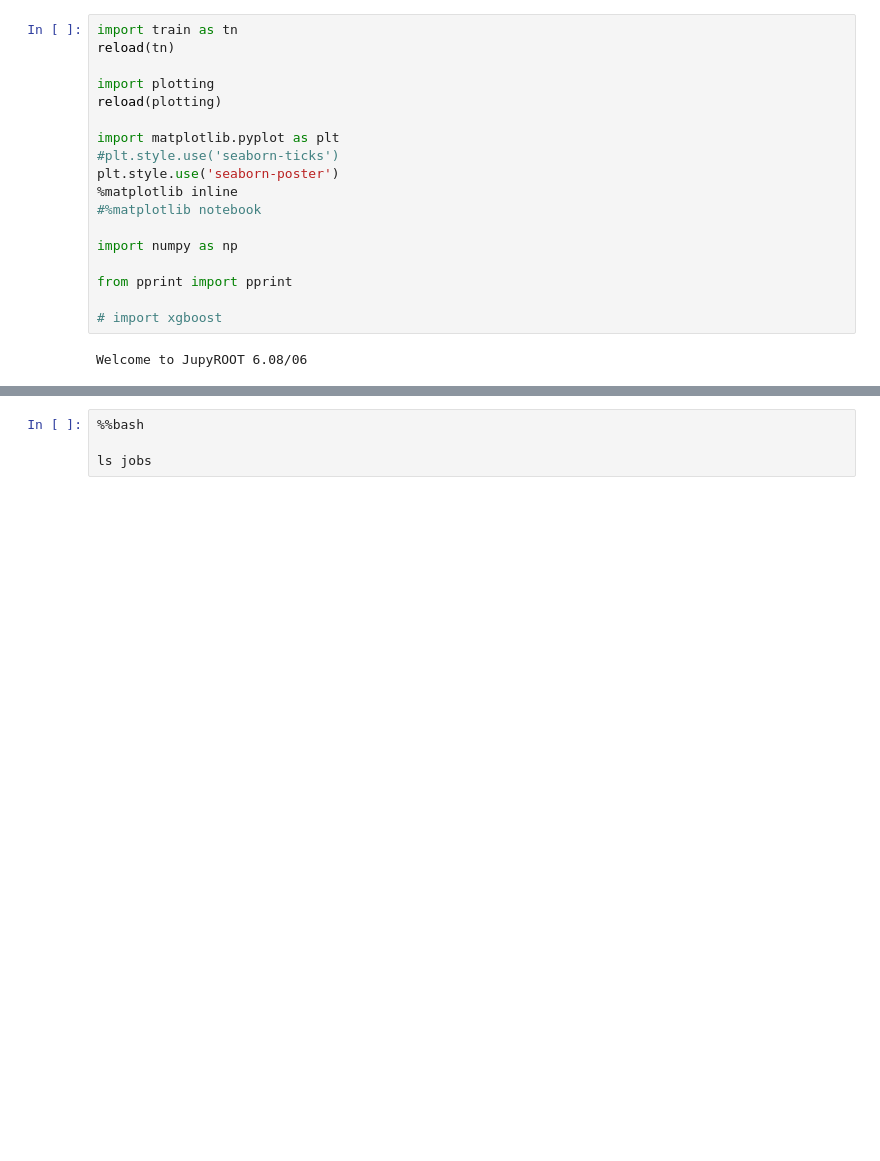
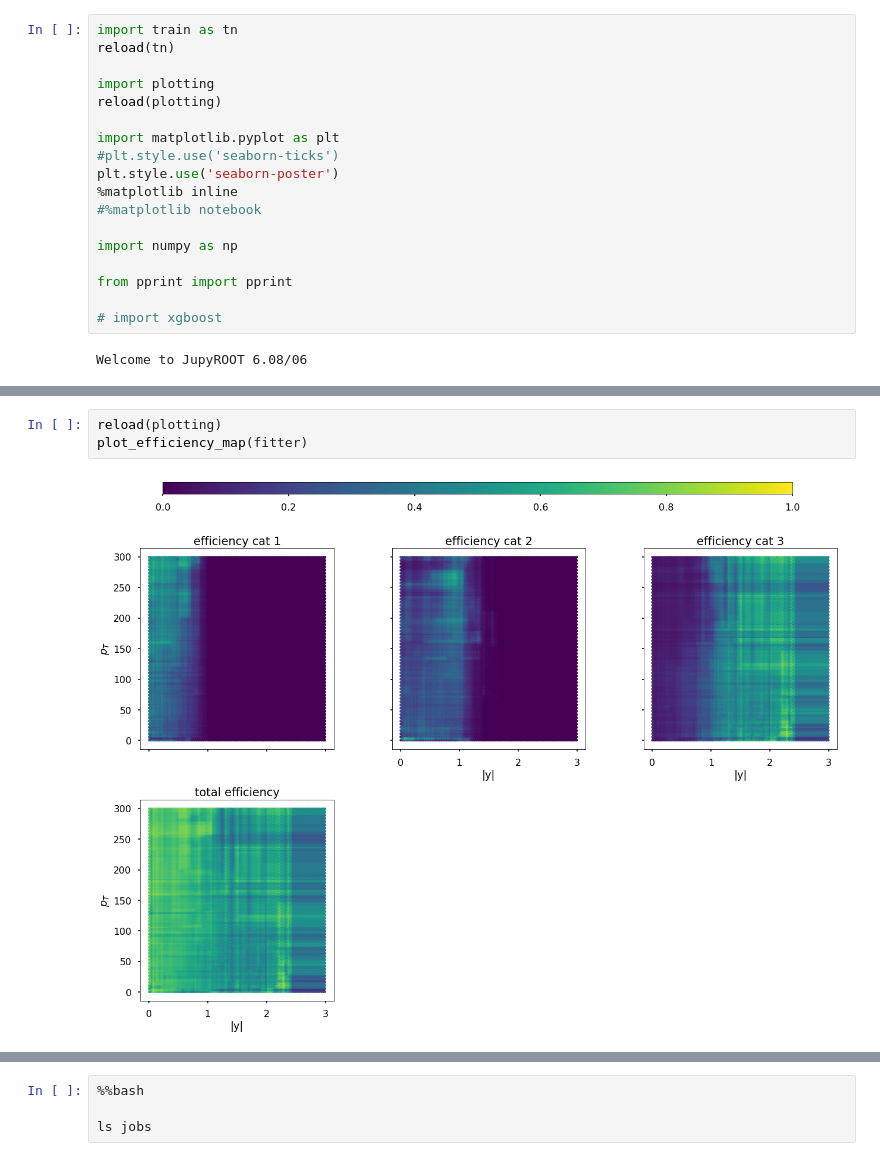
Before and after one commit to jandrejk/higgs_model_dep, a Jupyter notebook: PlotEfficiency_workedOn.ipynb, the cells around one changed output, grey strips where cells are left out. Drawn from its saved outputs; the diff is of its cells as text; blank space fills up the shorter version.

```diff
--- a/PlotEfficiency_workedOn.ipynb
+++ b/PlotEfficiency_workedOn.ipynb
@@ -54,0 +83,5 @@ plot_efficiency_map(fitter,True)
+# %%
+reload(plotting)
+plot_efficiency_map(fitter)
+# %% [output]
+[figure, added]
```
Also changed, not shown: parts of 9 cells of this notebook, 1 other file.
